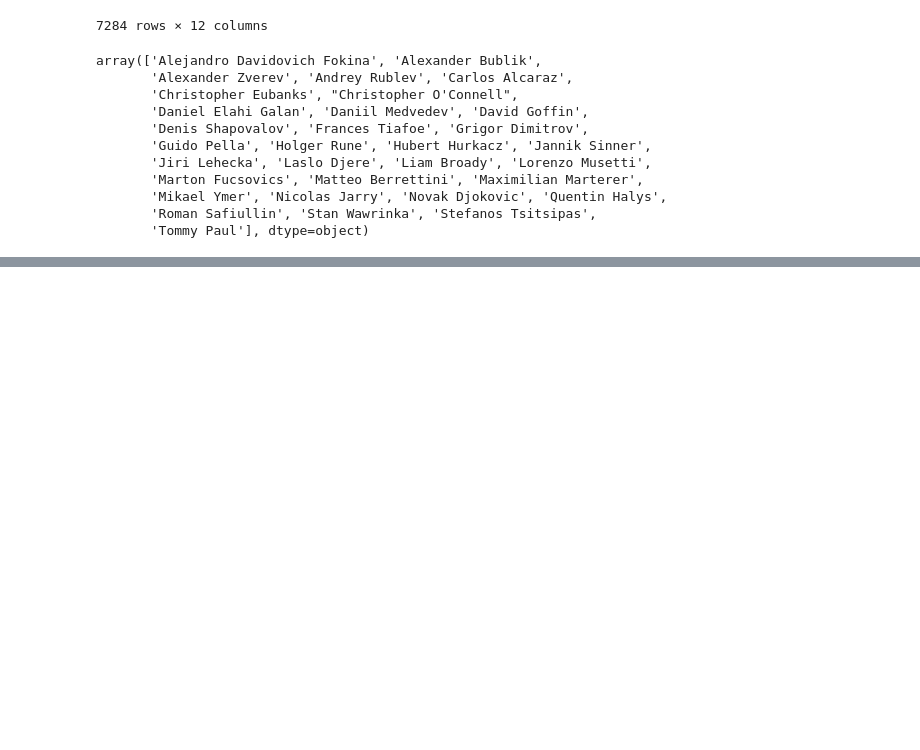
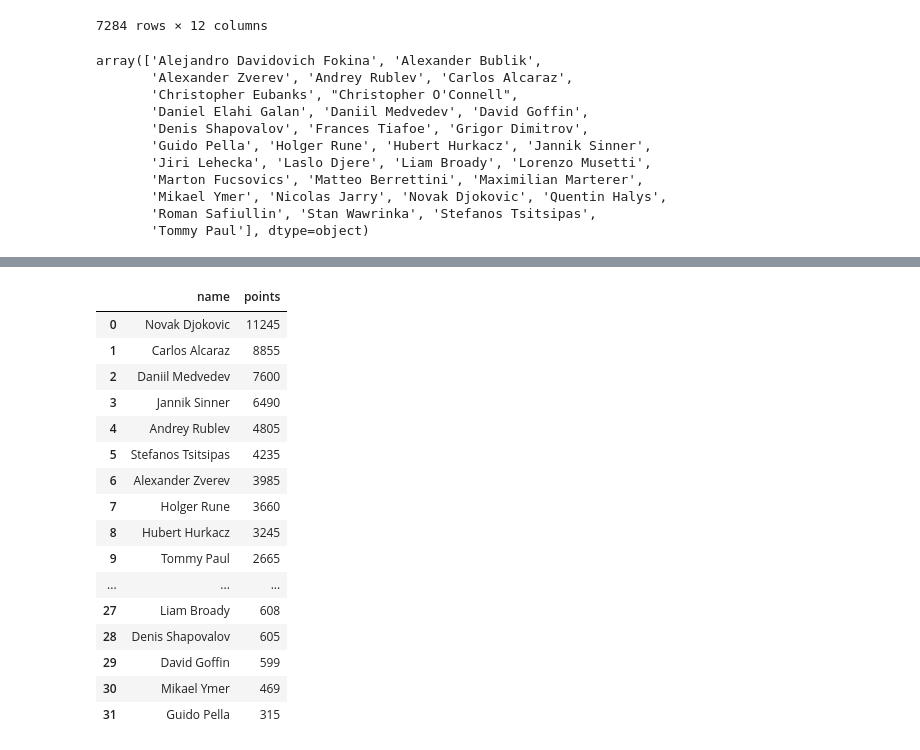
Before and after one commit to UsanoCoCr/tennis24, a Jupyter notebook: quality_elo.ipynb, the cells around one changed output, grey strips where cells are left out. Drawn from its saved outputs; the diff is of its cells as text; code cells hidden in the pictures; blank space fills up the shorter version.

```diff
--- a/quality_elo.ipynb
+++ b/quality_elo.ipynb
@@ -206,0 +220,4 @@ data
+# %%
+atp_rankings = pd.read_csv('data/player_history/atp_rankings_current.csv').astype(str)
+atp_rankings = atp_rankings[['player', 'points']]
+atp_rankings
@@ -206,0 +238,24 @@ data
+# %%
+merged_data = pd.merge(atp_rankings, atp_players, left_on='player', right_on='player_id')
+
+result_data = merged_data[['name', 'points']]
+
+result_data
+# %% [output]
+|  | name | points |
+| 0 | Novak Djokovic | 11245 |
+| 1 | Carlos Alcaraz | 8855 |
+| 2 | Daniil Medvedev | 7600 |
+| 3 | Jannik Sinner | 6490 |
+| 4 | Andrey Rublev | 4805 |
+| 5 | Stefanos Tsitsipas | 4235 |
+| 6 | Alexander Zverev | 3985 |
+| 7 | Holger Rune | 3660 |
+| 8 | Hubert Hurkacz | 3245 |
+| 9 | Tommy Paul | 2665 |
+| ... | ... | ... |
+| 27 | Liam Broady | 608 |
+| 28 | Denis Shapovalov | 605 |
+| 29 | David Goffin | 599 |
+| 30 | Mikael Ymer | 469 |
+| 31 | Guido Pella | 315 |
```
Also changed, not shown: parts of 20 cells of this notebook, 1 other file.
